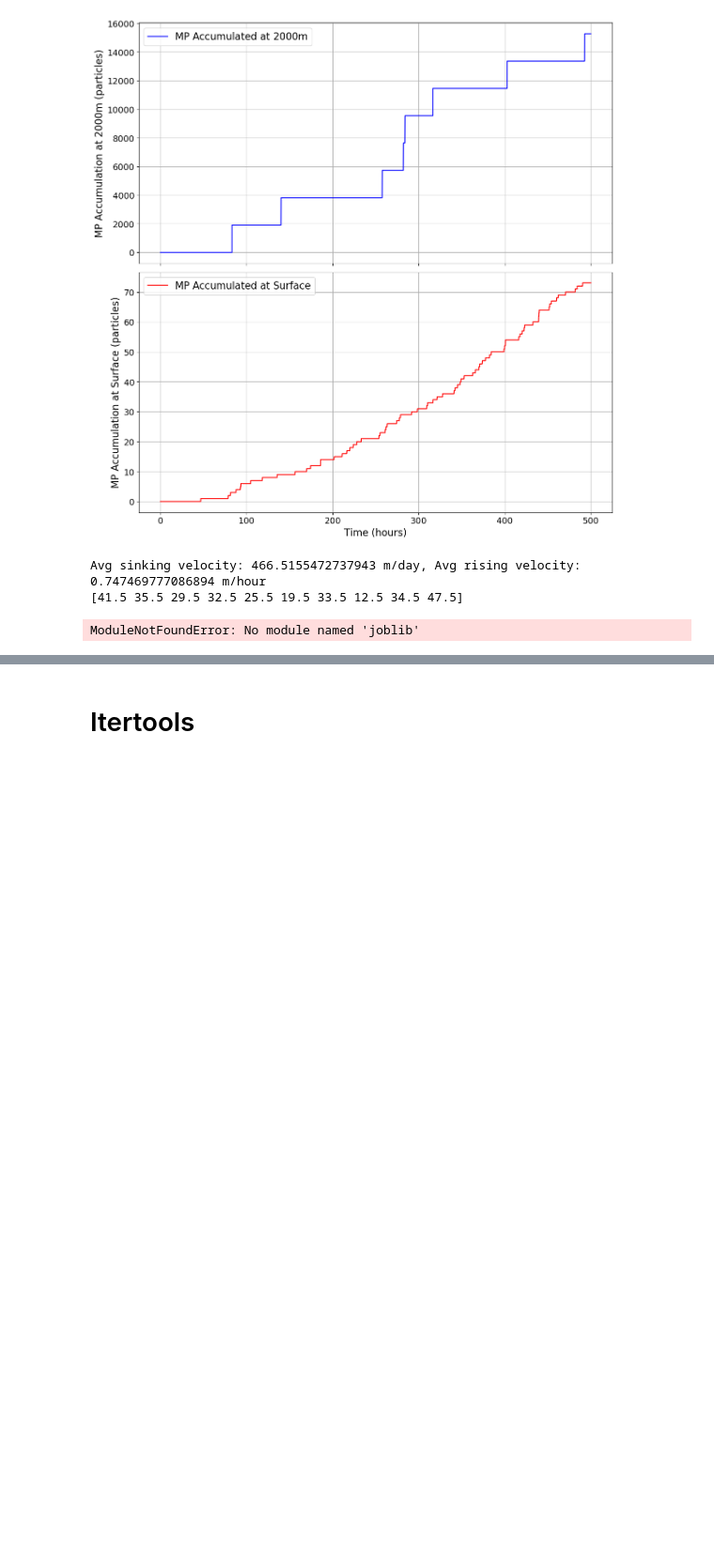
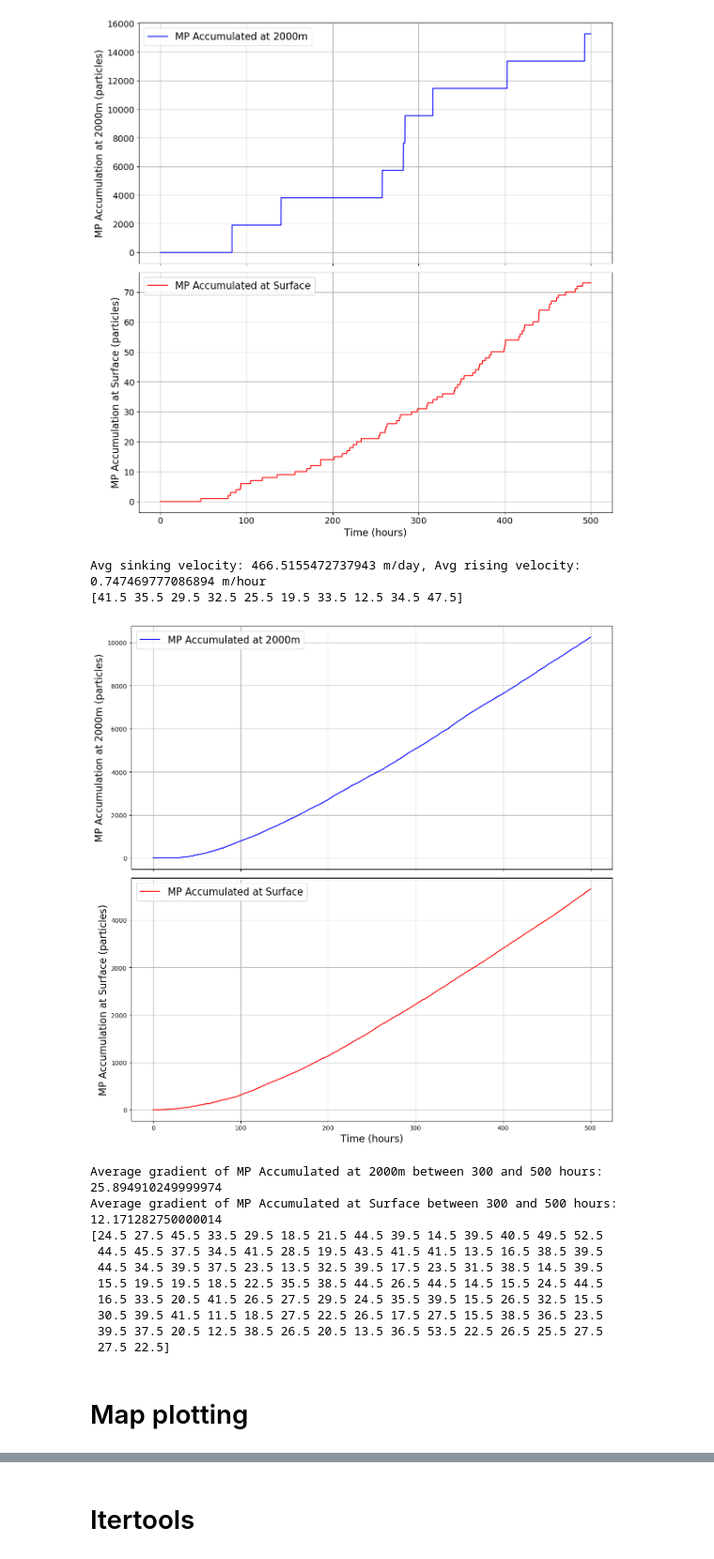
Before and after one commit to bethcandish/Antarctic_Krill, a Jupyter notebook: model_plots.ipynb, the cells around one changed output, grey strips where cells are left out. Shown at 94% size. Saved outputs shown, nothing was run; the diff lists cells and outputs as text; code cells hidden in the pictures; blank space fills up the shorter version.

Commit message:
krill data

```diff
--- a/model_plots.ipynb
+++ b/model_plots.ipynb
@@ -201,8 +201,8 @@ import matplotlib.pyplot as plt
 import pandas as pd
 from onekrill_onecolumn import (
     calc_clearance_rate, calc_krill_mp_consumption, calc_mp_fp_production_rate,
-    calc_sinking_velocity, calc_rising_velocity, calc_fp_width_um, calc_length_decrease,
-    generate_random, swdens, assign_mp_size, assign_krill_length
+    calc_sinking_velocity, calc_rising_velocity, calc_length_decrease,
+    generate_random, assign_mp_size, assign_krill_length
 )
 
 # Simulation Parameters
@@ -212,16 +212,15 @@ b = -0.32  # Attenuation coefficient
 mu = 0.001  # Viscosity of water
 rho = 1025  # Density of water
 gut_passage_time = 2  # Gut passage time in hours
-mass_loss_threshold = 0.4  # Stop sinking when 40% of mass is lost
 mp_conc = 1909.65  # Microplastic concentration (particles/m³)
 rho_p = 960  # Density of microplastic kg/m3
 
 # Load density data
-rho_data_path = 'C:/Users/elican27/Documents/Antarctic_krill/Model/rho_data.csv'
+rho_data_path = 'rho_data.csv'
 rho_data = pd.read_csv(rho_data_path)
 
 # Get krill lengths
-krill_lengths = assign_krill_length(10)
+krill_lengths = assign_krill_length(100)
 
 def simulate_krill(krill_length):
     """Simulates one krill's impact on microplastic flux."""
@@ -272,9 +271,14 @@ def simulate_krill(krill_length):
             nearest_depth_index = (rho_data['Depth'] - current_depth).abs().idxmin()
             rho_at_depth = rho_data.loc[nearest_depth_index, 'Density'] * 1000
 
+            delta_L = L_init[i] - calc_length_decrease(L_init[i], b, current_depth)
+            L = L_init[i] - delta_L
+
+
             # Breakage handling
             if current_depth >= break_depths[i] and break_chances[i] and not broke:
                 broke = True
+                L /= 2 # Break length in half
                 if mp_size[i] > 0.5 * D[i]:
                     mp_released = True
                     wr = calc_rising_velocity(mp_size[i], rho_p, rho_at_depth, mu) / 24
@@ -282,7 +286,7 @@ def simulate_krill(krill_length):
                 else:
                     mp_released = False
 
-            ws = calc_sinking_velocity(mu, rho_at_depth, rho_s[i], L_init[i], D[i])
+            ws = calc_sinking_velocity(mu, rho_at_depth, rho_s[i], L, D[i])
             current_depth += (ws / 24) * dt  # Convert to hourly movement
 
         if reached_2000m and not mp_released:
@@ -315,32 +319,58 @@ for depth, release_time, wr in rising_mp:
         if depth <= 100:
             index = (np.abs(time - (release_time + t))).argmin()
             if index not in counted_indices:
                 mp_rising_accumulation[index] += 1
                 counted_indices.add(index)
             break
         depth -= wr * (time[1] - time[0])
 
 mp_rising_accumulation = np.cumsum(mp_rising_accumulation)
 mp_accumulation_at_2000m = np.cumsum(mp_accumulation_at_2000m)
 
 # Plot Results
 fig, axes = plt.subplots(nrows=2, ncols=1, figsize=(12, 12), sharex=True)
 
 axes[0].plot(time, mp_accumulation_at_2000m, color='blue', label="MP Accumulated at 2000m")
 axes[0].set_ylabel("MP Accumulation at 2000m (particles)", fontsize=16)
 axes[0].grid()
 axes[0].legend(fontsize=16)
 
 axes[1].plot(time, mp_rising_accumulation, color='red', label="MP Accumulated at Surface")
 axes[1].set_xlabel("Time (hours)", fontsize=16)
 axes[1].set_ylabel("MP Accumulation at Surface (particles)", fontsize=16)
 axes[1].grid()
 axes[1].legend(fontsize=16)
 
 plt.tight_layout()
 plt.show()
 
-print(f"Avg sinking velocity: {np.mean(ws)} m/day, Avg rising velocity: {np.mean([w[2] for w in rising_mp])} m/hour")
+# Approximate the gradient between 300 and 500 hours
+time_range = (time >= 300) & (time <= 500)
+time_selected = time[time_range]
+
+# Gradient for MP Accumulated at 2000m
+mp_accumulation_gradient_2000m = np.gradient(mp_accumulation_at_2000m[time_range], time_selected)
+average_gradient_2000m = np.mean(mp_accumulation_gradient_2000m)
+
+# Gradient for MP Accumulated at Surface
+mp_rising_gradient_surface = np.gradient(mp_rising_accumulation[time_range], time_selected)
+average_gradient_surface = np.mean(mp_rising_gradient_surface)
+
+print(f"Average gradient of MP Accumulated at 2000m between 300 and 500 hours: {average_gradient_2000m}")
+print(f"Average gradient of MP Accumulated at Surface between 300 and 500 hours: {average_gradient_surface}")
+
 print(krill_lengths)
 # %% [output]
+[figure, added]
-ModuleNotFoundError: No module named 'joblib'
+Average gradient of MP Accumulated at 2000m between 300 and 500 hours: 25.894910249999974
+Average gradient of MP Accumulated at Surface between 300 and 500 hours: 12.171282750000014
+[24.5 27.5 45.5 33.5 29.5 18.5 21.5 44.5 39.5 14.5 39.5 40.5 49.5 52.5
+ 44.5 45.5 37.5 34.5 41.5 28.5 19.5 43.5 41.5 41.5 13.5 16.5 38.5 39.5
+ 44.5 34.5 39.5 37.5 23.5 13.5 32.5 39.5 17.5 23.5 31.5 38.5 14.5 39.5
+ 15.5 19.5 19.5 18.5 22.5 35.5 38.5 44.5 26.5 44.5 14.5 15.5 24.5 44.5
+ 16.5 33.5 20.5 41.5 26.5 27.5 29.5 24.5 35.5 39.5 15.5 26.5 32.5 15.5
+ 30.5 39.5 41.5 11.5 18.5 27.5 22.5 26.5 17.5 27.5 15.5 38.5 36.5 23.5
+ 39.5 37.5 20.5 12.5 38.5 26.5 20.5 13.5 36.5 53.5 22.5 26.5 25.5 27.5
+ 27.5 22.5]
+# %% [markdown]
+# Map plotting
```
Also changed, not shown: parts of 4 cells of this notebook, 2 other files.
